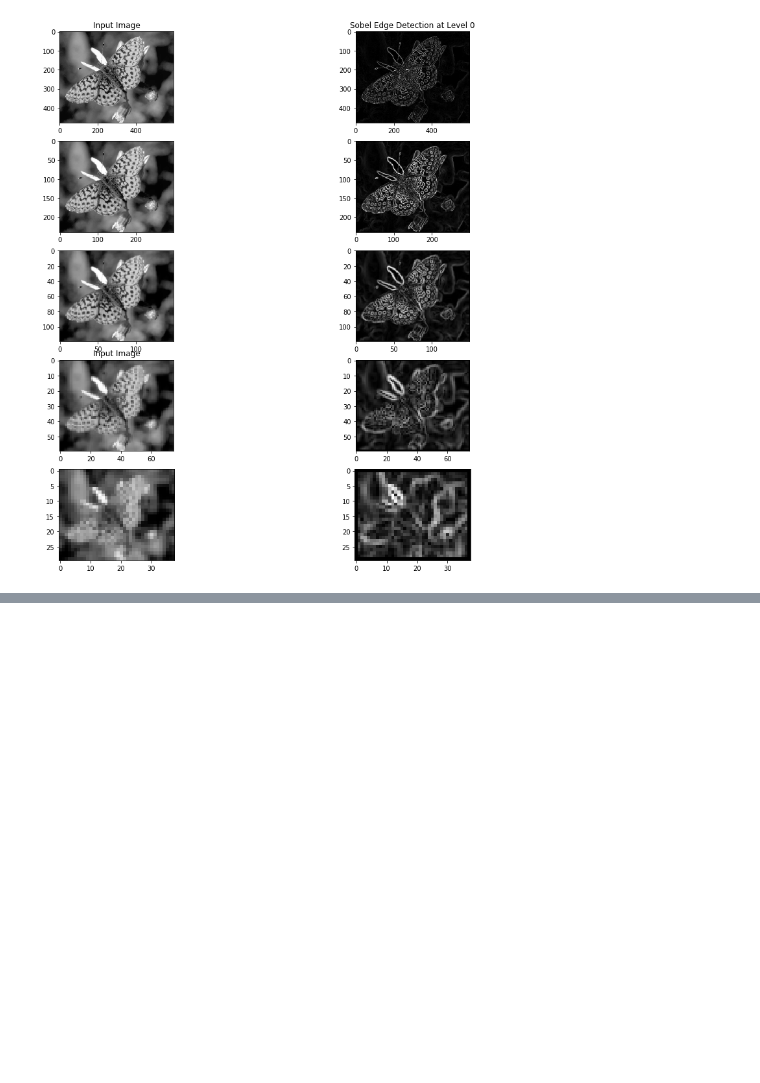
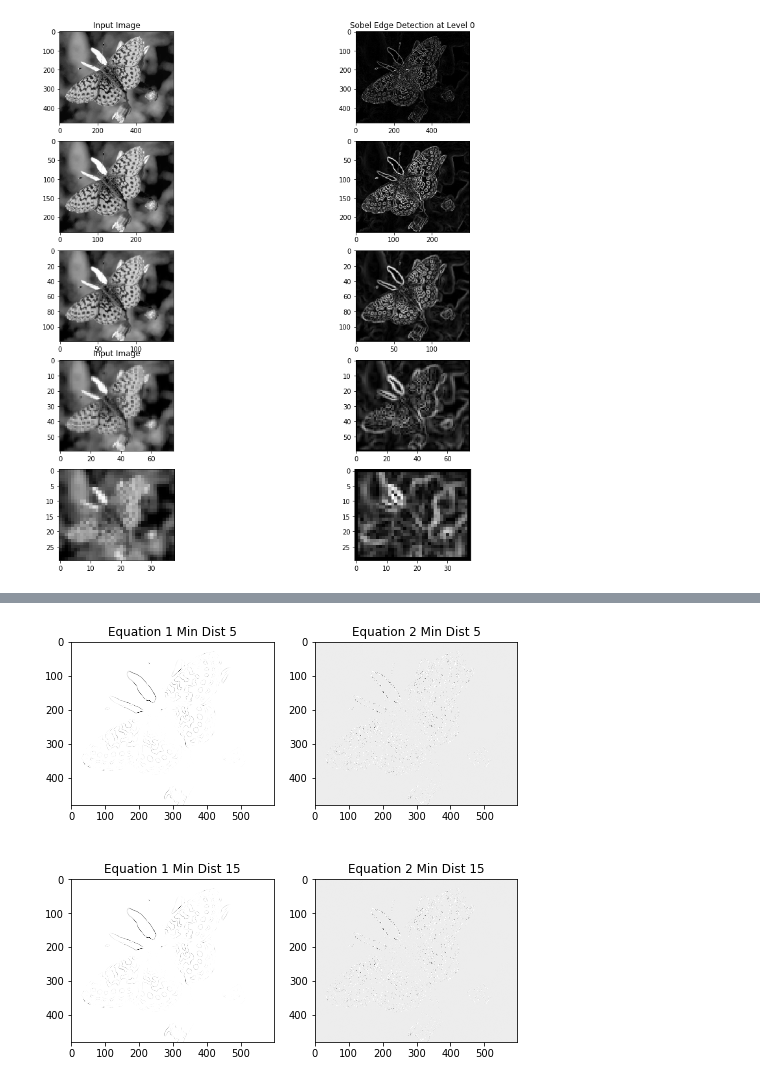
Before and after one commit to neezcha/483H3, a Jupyter notebook: 483H3.ipynb, the cells around one changed output, grey strips where cells are left out. Saved outputs shown, nothing was run; the diff lists cells and outputs as text; code cells hidden in the pictures; blank space fills up the shorter version.

```diff
--- a/483H3.ipynb
+++ b/483H3.ipynb
@@ -313,3 +331,33 @@ array([[ 0.        ,  0.        ,  0.        , ..., -0.00433601,
+# %%
+# idsplay comparisons
+fig = plt.figure()
+fig.set_figheight(8)
+fig.set_figwidth(8)
+
+fig.add_subplot(2,2,1)
+plt.title('Equation 1 Min Dist 5', fontsize=12)
+butter = corner_detection ('butterfly.png',responce=1, minDist=5 )
+plt.imsave('butterfly_corners_resp1_mindist5.jpg', butter, cmap='gray')
+
+fig.add_subplot(2,2,2)
+plt.title('Equation 2 Min Dist 5', fontsize=12)
+butter = corner_detection ('butterfly.png',responce=2, minDist=5 )
+plt.imsave('butterfly_corners_resp2_mindist5.jpg', butter, cmap='gray')
+
+fig.add_subplot(2,2,3)
+plt.title('Equation 1 Min Dist 15', fontsize=12)
+butter = corner_detection ('butterfly.png',responce=1, minDist=15 )
+plt.imsave('butterfly_corners_resp1_mindist15.jpg', butter, cmap='gray')
+
+fig.add_subplot(2,2,4)
+plt.title('Equation 2 Min Dist 15', fontsize=12)
+butter = corner_detection ('butterfly.png',responce=2, minDist=15 )
+plt.imsave('butterfly_corners_resp2_mindist15.jpg', butter, cmap='gray')
+
+# equation 2 is darker overall image and results in less difinative lines
+# unfortunately for my implamentation, changing the min distance has little to no affect
+# %% [output]
+[figure, added]
 # %%
 # 2c
 # apply to butterfly rotated image
```
Also changed, not shown: parts of 5 cells of this notebook, 9 other files.
